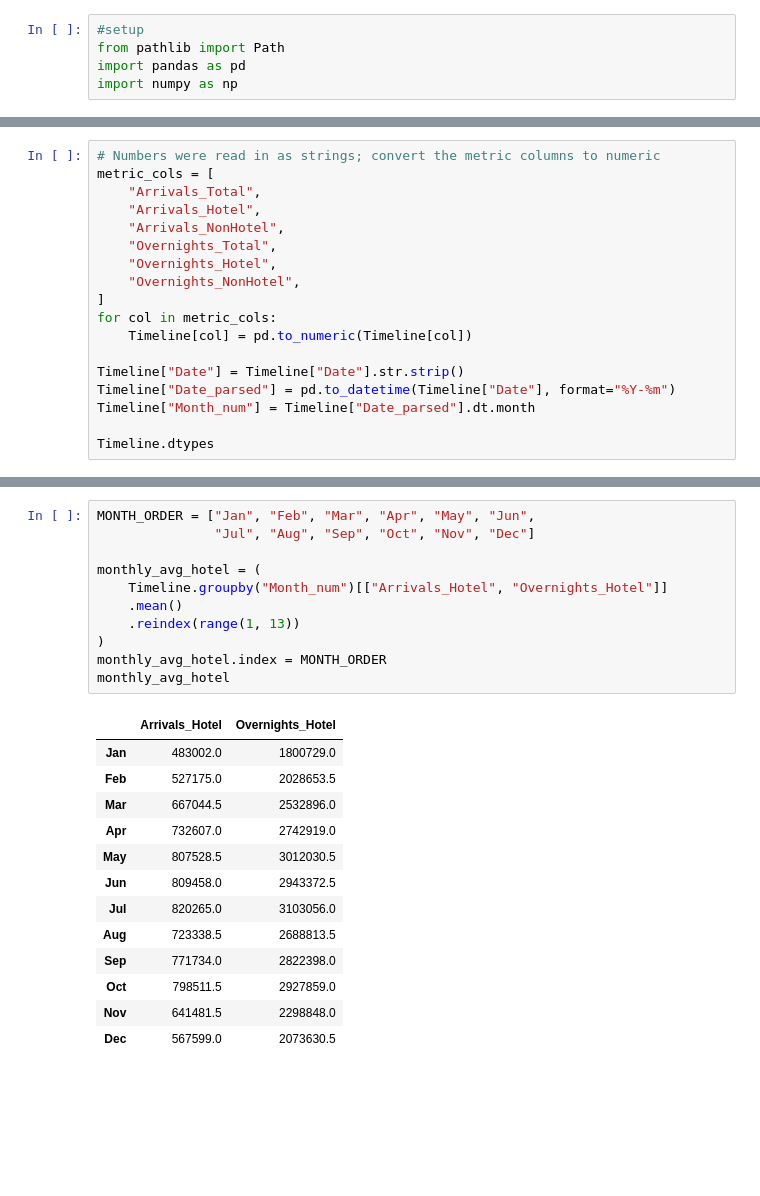
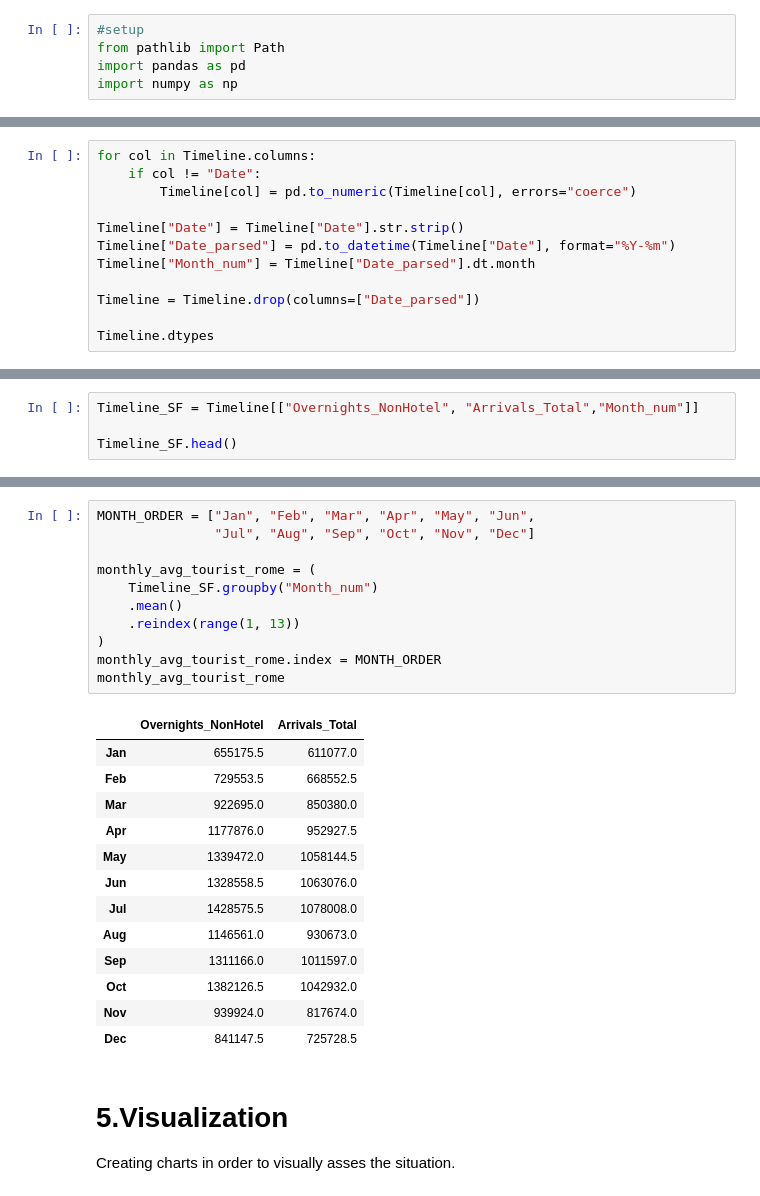
Before and after one commit to aantoo-cr/airbnb-rome-analysis, a Jupyter notebook: notebooks/04_time_analysis.ipynb, the cells around one changed output, grey strips where cells are left out. Cells and saved outputs as stored; diff of their text form; blank space fills up the shorter version.

```diff
--- a/notebooks/04_time_analysis.ipynb
+++ b/notebooks/04_time_analysis.ipynb
@@ -48,18 +17,0 @@ seasonal shape directly off the bars.
-# %%
-# Numbers were read in as strings; convert the metric columns to numeric
-metric_cols = [
-    "Arrivals_Total",
-    "Arrivals_Hotel",
-    "Arrivals_NonHotel",
-    "Overnights_Total",
-    "Overnights_Hotel",
-    "Overnights_NonHotel",
-]
-for col in metric_cols:
-    Timeline[col] = pd.to_numeric(Timeline[col])
-
-Timeline["Date"] = Timeline["Date"].str.strip()
-Timeline["Date_parsed"] = pd.to_datetime(Timeline["Date"], format="%Y-%m")
-Timeline["Month_num"] = Timeline["Date_parsed"].dt.month
-
-Timeline.dtypes
@@ -76,0 +75,12 @@ dtype: object
+# %%
+for col in Timeline.columns:
+    if col != "Date":
+        Timeline[col] = pd.to_numeric(Timeline[col], errors="coerce")
+
+Timeline["Date"] = Timeline["Date"].str.strip()
+Timeline["Date_parsed"] = pd.to_datetime(Timeline["Date"], format="%Y-%m")
+Timeline["Month_num"] = Timeline["Date_parsed"].dt.month
+
+Timeline = Timeline.drop(columns=["Date_parsed"])
+
+Timeline.dtypes
@@ -76,0 +118,4 @@ dtype: object
+# %%
+Timeline_SF = Timeline[["Overnights_NonHotel", "Arrivals_Total","Month_num"]]
+
+Timeline_SF.head()
@@ -77,28 +133,32 @@ dtype: object
 # %%
 MONTH_ORDER = ["Jan", "Feb", "Mar", "Apr", "May", "Jun",
                "Jul", "Aug", "Sep", "Oct", "Nov", "Dec"]
 
-monthly_avg_hotel = (
-    Timeline.groupby("Month_num")[["Arrivals_Hotel", "Overnights_Hotel"]]
+monthly_avg_tourist_rome = (
+    Timeline_SF.groupby("Month_num")
     .mean()
     .reindex(range(1, 13))
 )
-monthly_avg_hotel.index = MONTH_ORDER
-monthly_avg_hotel
+monthly_avg_tourist_rome.index = MONTH_ORDER
+monthly_avg_tourist_rome
 # %% [output]
-|  | Arrivals_Hotel | Overnights_Hotel |
-| Jan | 483002.0 | 1800729.0 |
-| Feb | 527175.0 | 2028653.5 |
-| Mar | 667044.5 | 2532896.0 |
-| Apr | 732607.0 | 2742919.0 |
-| May | 807528.5 | 3012030.5 |
-| Jun | 809458.0 | 2943372.5 |
-| Jul | 820265.0 | 3103056.0 |
-| Aug | 723338.5 | 2688813.5 |
-| Sep | 771734.0 | 2822398.0 |
-| Oct | 798511.5 | 2927859.0 |
-| Nov | 641481.5 | 2298848.0 |
-| Dec | 567599.0 | 2073630.5 |
+|  | Overnights_NonHotel | Arrivals_Total |
+| Jan | 655175.5 | 611077.0 |
+| Feb | 729553.5 | 668552.5 |
+| Mar | 922695.0 | 850380.0 |
+| Apr | 1177876.0 | 952927.5 |
+| May | 1339472.0 | 1058144.5 |
+| Jun | 1328558.5 | 1063076.0 |
+| Jul | 1428575.5 | 1078008.0 |
+| Aug | 1146561.0 | 930673.0 |
+| Sep | 1311166.0 | 1011597.0 |
+| Oct | 1382126.5 | 1042932.0 |
+| Nov | 939924.0 | 817674.0 |
+| Dec | 841147.5 | 725728.5 |
+# %% [markdown]
+# 5.Visualization
+
+Creating charts in order to visually asses the situation.
 # %%
 import matplotlib.pyplot as plt
 
```
Also changed, not shown: parts of 30 cells of this notebook, 6 other files.
